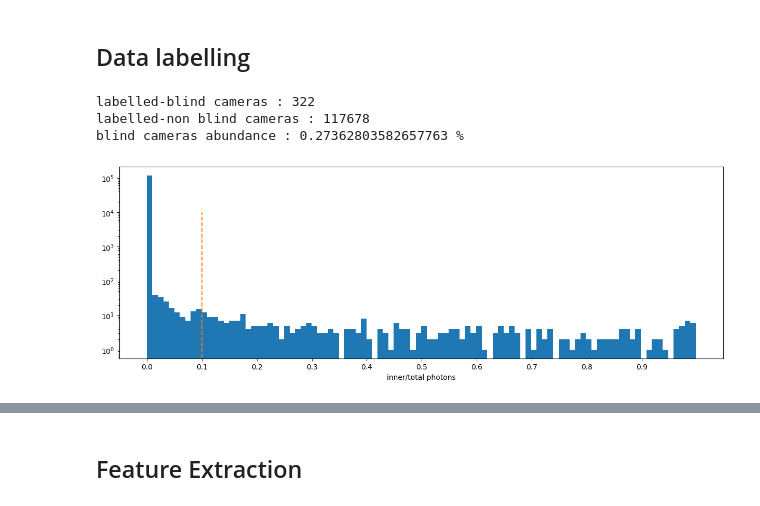
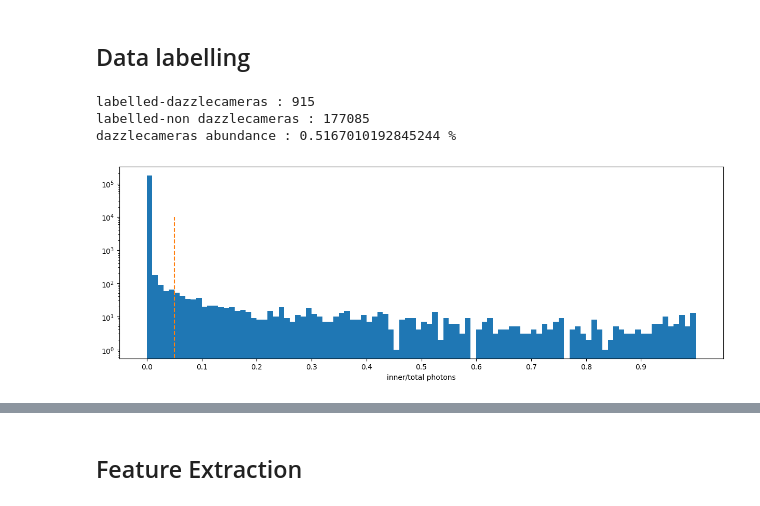
Before and after one commit to chiappo98/blinded_cameras, a Jupyter notebook: supervised_cnn.ipynb, the cells around one changed output, grey strips where cells are left out. Drawn from its saved outputs; the diff is of its cells as text; code cells hidden in the pictures.

```diff
--- a/supervised_cnn.ipynb
+++ b/supervised_cnn.ipynb
@@ -105,19 +110,28 @@ fig.set_figheight(9)
 # inner_ph_in_0 = ph_in_0[:,0].reshape(n_cam_in_grain_0, -1)
 inner_ph_in_1 = ph_in_1[:,0].reshape(n_cam_in_grain_1, -1)
 inner_ph_in_2 = ph_in_2[:,0].reshape(n_cam_in_grain_2, -1)
+inner_ph_in_3 = ph_in_3[:,0].reshape(n_cam_in_grain_3, -1)
 
 # inner_ratio_0 = (ph_in_0[:,0]/ph_in_0[:,1]).reshape(n_cam_in_grain_0, -1)
+inner_ratio_11 = ((ph_in_1[:,0]*0.5)/(ph_in_1[:,1]-(ph_in_1[:,0]*0.5))).reshape(n_cam_in_grain_1, -1)
+inner_ratio_22 = ((ph_in_2[:,0]*0.5)/(ph_in_2[:,1]-(ph_in_2[:,0]*0.5))).reshape(n_cam_in_grain_2, -1)
+inner_ratio_33 = ((ph_in_3[:,0]*0.5)/(ph_in_3[:,1]-(ph_in_3[:,0]*0.5))).reshape(n_cam_in_grain_3, -1)
 inner_ratio_1 = (ph_in_1[:,0]/ph_in_1[:,1]).reshape(n_cam_in_grain_1, -1)
 inner_ratio_2 = (ph_in_2[:,0]/ph_in_2[:,1]).reshape(n_cam_in_grain_2, -1)
+inner_ratio_3 = (ph_in_3[:,0]/ph_in_3[:,1]).reshape(n_cam_in_grain_3, -1)
 
 # new_data_0 = new_data_0.reshape(-1, cam_side_length**2)
-data_in_1 = data_in_1.reshape(-1, cam_side_length**2)
-data_in_2 = data_in_2.reshape(-1, cam_side_length**2)
+# data_in_1 = data_in_1.reshape(-1, cam_side_length**2)
+# data_in_2 = data_in_2.reshape(-1, cam_side_length**2)
 
-data_in = np.concatenate((data_in_1, data_in_2)) #new_data_0,
-inner_ph_in = np.concatenate((np.ravel(inner_ph_in_1, order='F'), np.ravel(inner_ph_in_2, order='F'))) #np.ravel(inner_ph_in_0, order='F'),
-inner_ratio = np.concatenate((np.ravel(inner_ratio_1, order='F'), np.ravel(inner_ratio_2, order='F'))) #np.ravel(inner_ratio_0, order='F'),
+data_in = np.concatenate((data_in_1.reshape(-1, cam_side_length**2), data_in_2.reshape(-1, cam_side_length**2), data_in_3.reshape(-1, cam_side_length**2))) #new_data_0,
+inner_ph_in = np.concatenate((np.ravel(inner_ph_in_1, order='F'), np.ravel(inner_ph_in_2, order='F'), np.ravel(inner_ph_in_3, order='F')))
+inner_ratio = np.concatenate((np.ravel(inner_ratio_11, order='F'), np.ravel(inner_ratio_22, order='F'), np.ravel(inner_ratio_33, order='F')))
 
 inner_ratio[np.isnan(inner_ratio)] = 0
+
+# add pixel saturation
+data_in[data_in > 1000] = 1000
+
 # data_in = data_in_1 #new_data_0
 # inner_ph_in = np.ravel(inner_ph_in_1, order='F')
@@ -126,32 +163,29 @@ inner_ratio[np.isnan(inner_ratio)] = 0
 # %%
 ###### parameters #################
 ph_threshold = 50                 #
-ratio_threshold = 0.1            #
+ratio_threshold = 0.05            #
 ###################################
 
 label = np.zeros(inner_ph_in.shape[0])
 
 for i in np.where( (inner_ratio > ratio_threshold) & (inner_ph_in > ph_threshold) )[0]:
     label[i] = 1
 
-n_blind = label[label==1].shape[0]
-n_not_blind = label[label==0].shape[0]
-print('labelled-blind cameras :', n_blind)
-print('labelled-non blind cameras :', n_not_blind)
-print('blind cameras abundance :', 100*n_blind/n_not_blind, '%')
-
-# add pixel saturation
-data_in[data_in > 1000] = 1000
+n_dazzled = label[label==1].shape[0]
+n_not_dazzled = label[label==0].shape[0]
+print('labelled-dazzlecameras :', n_dazzled )
+print('labelled-non dazzlecameras :', n_not_dazzled )
+print('dazzlecameras abundance :', 100*n_dazzled/n_not_dazzled, '%')
 
 fig = plt.figure()
 plt.hist(inner_ratio, 100)
 plt.yscale('log')
 plt.xticks(np.arange(0, 1, 0.1))
 plt.plot([ratio_threshold, ratio_threshold],[0,1e4], '--')
 plt.xlabel('inner/total photons')
 fig.set_figwidth(15)
 # %% [output]
-labelled-blind cameras : 322
-labelled-non blind cameras : 117678
-blind cameras abundance : 0.27362803582657763 %
+labelled-dazzlecameras : 915
+labelled-non dazzlecameras : 177085
+dazzlecameras abundance : 0.5167010192845244 %
-[figure, old version]
+[figure, new version]
```
Also changed, not shown: parts of 18 cells of this notebook.
